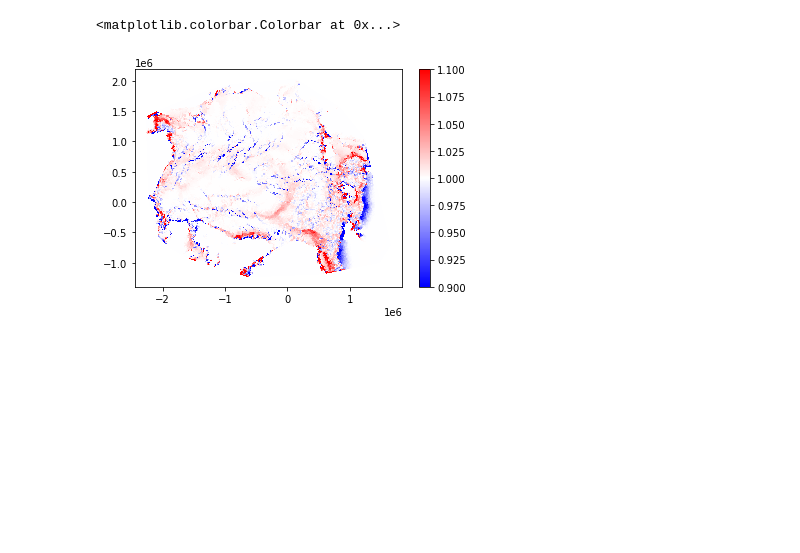
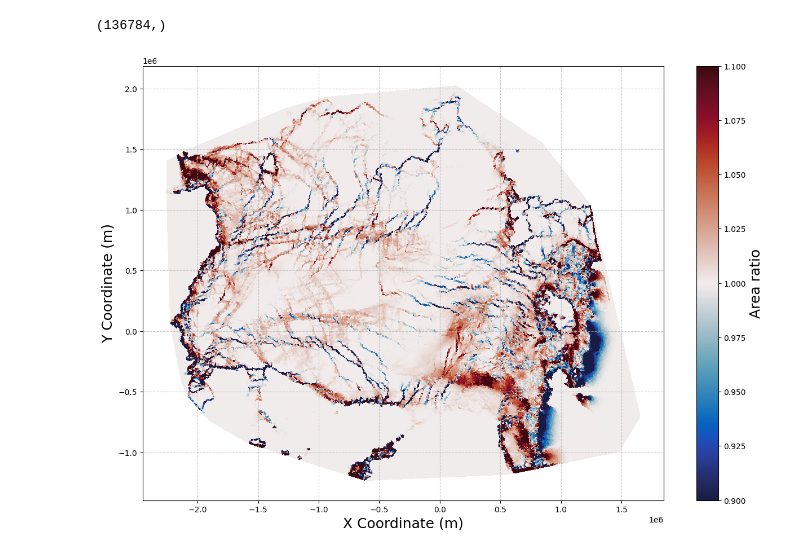
Before and after one commit to nansencenter/nextsim_dynamics_ml, a Jupyter notebook: notebooks/examples/example_change_sic_by_divergence.ipynb, the cells around one changed output. Cells and saved outputs as stored; diff of their text form; code cells hidden in the pictures; blank space fills up the shorter version.

```diff
--- a/notebooks/examples/example_change_sic_by_divergence.ipynb
+++ b/notebooks/examples/example_change_sic_by_divergence.ipynb
@@ -42,9 +50,18 @@ x0 = d0['x'][comm0]
 y0 = d0['y'][comm0]
 x1 = d1['x'][comm1]
 y1 = d1['y'][comm1]
+# %%
+_,comm0,comm1 = np.intersect1d(file0['i'], file_final['i'], assume_unique=True, return_indices=True)
+x0 = file0['x'][comm0]
+y0 = file0['y'][comm0]
+x1 = file_final['x'][comm1]
+y1 = file_final['y'][comm1]
+# %%
+pos = np.stack([x0,y0],axis=1)
+t0 = Delaunay(pos,qhull_options='QJ').simplices
 # %%
 # create subsampled mesh for matching nodes only
-t0 = Triangulation(x0, y0).triangles
+#t0 = Triangulation(x0, y0).triangles
 # find starting / ending coordinates for each elements
 x0a, x0b, x0c = x0[t0].T
 y0a, y0b, y0c = y0[t0].T
@@ -52,16 +69,28 @@ x1a, x1b, x1c = x1[t0].T
 y1a, y1b, y1c = y1[t0].T
 # %%
 # compute area at the first and second snapshots (subsampled mesh)
-a0 = jacobian(x0a, y0a, x0b, y0b, x0c, y0c)
-a1 = jacobian(x1a, y1a, x1b, y1b, x1c, y1c)
+a0 = area(x0a, y0a, x0b, y0b, x0c, y0c)
+a1 = area(x1a, y1a, x1b, y1b, x1c, y1c)
 # %%
 # plot ratio of areas (subsampled mesh)
+plt.figure(figsize=(15,10))
 area_ratio = a0 / a1
-plt.tripcolor(x0, y0, area_ratio, triangles=t0, vmin=0.9, vmax=1.1, cmap='bwr')
-plt.colorbar()
+print(area_ratio.shape)
+plt.tripcolor(x0, y0, area_ratio, triangles=t0, vmin=0.9, vmax=1.1,cmap=cmocean.cm.balance)
+#colorbar with font size 18
+cbar0 = plt.colorbar(orientation='vertical')
+cbar0.set_label('Area ratio', fontsize=18)
+#plt.xlim([0.9e6, 1.25e6])
+#plt.ylim([-0.15e6, 0e6])
+plt.gca().set_aspect('equal')
+plt.xlabel('X Coordinate (m)', fontsize=18)
+plt.ylabel('Y Coordinate (m)', fontsize=18)
+plt.grid(True, linestyle='--', alpha=0.7)
+#remove axis
+#plt.axis('off')
 # %% [output]
-<matplotlib.colorbar.Colorbar at 0x...>
+(136784,)
-[figure, old version]
+[figure, new version]
 # %%
 # original mesh data at time 0
 sic0n = d0['Concentration']
```
Also changed, not shown: parts of 10 cells of this notebook, 16 other files.
